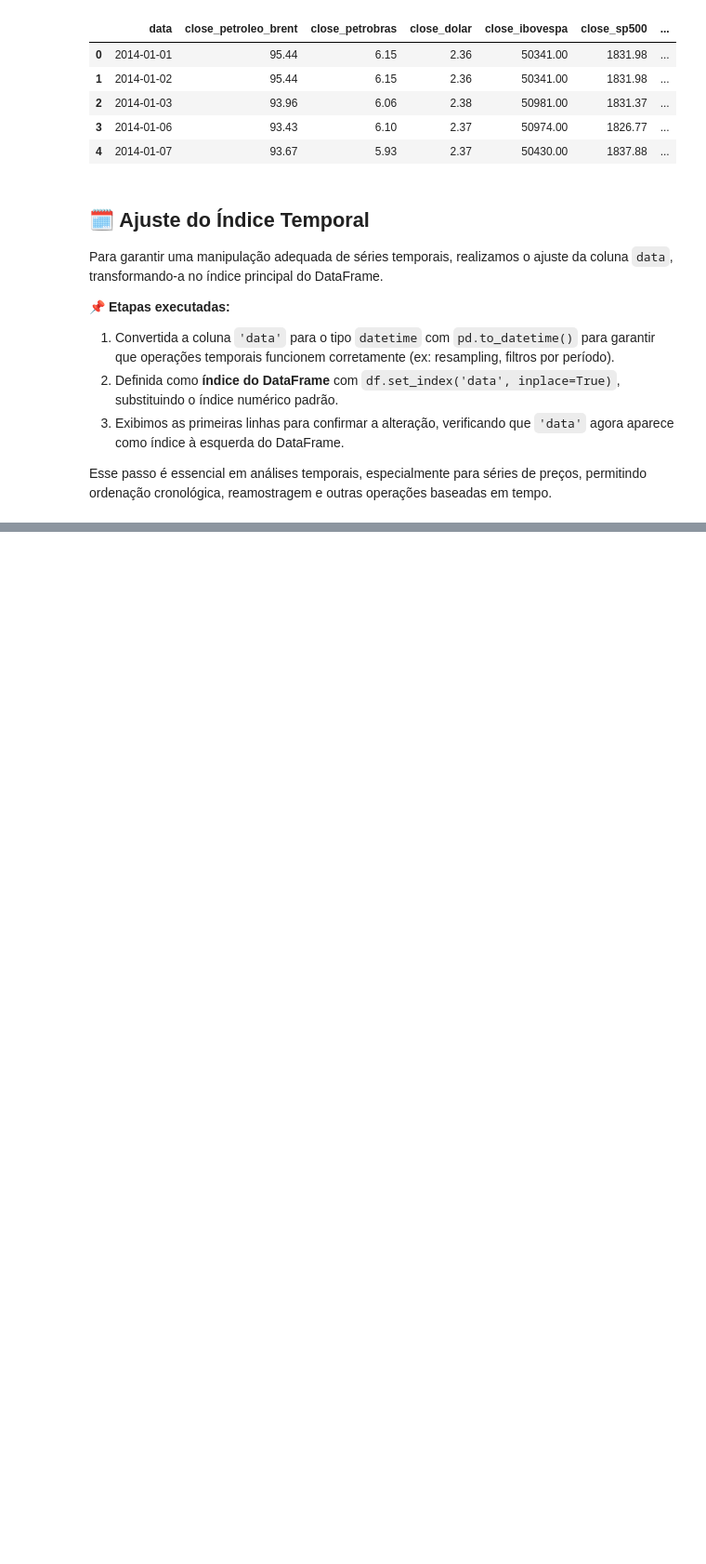
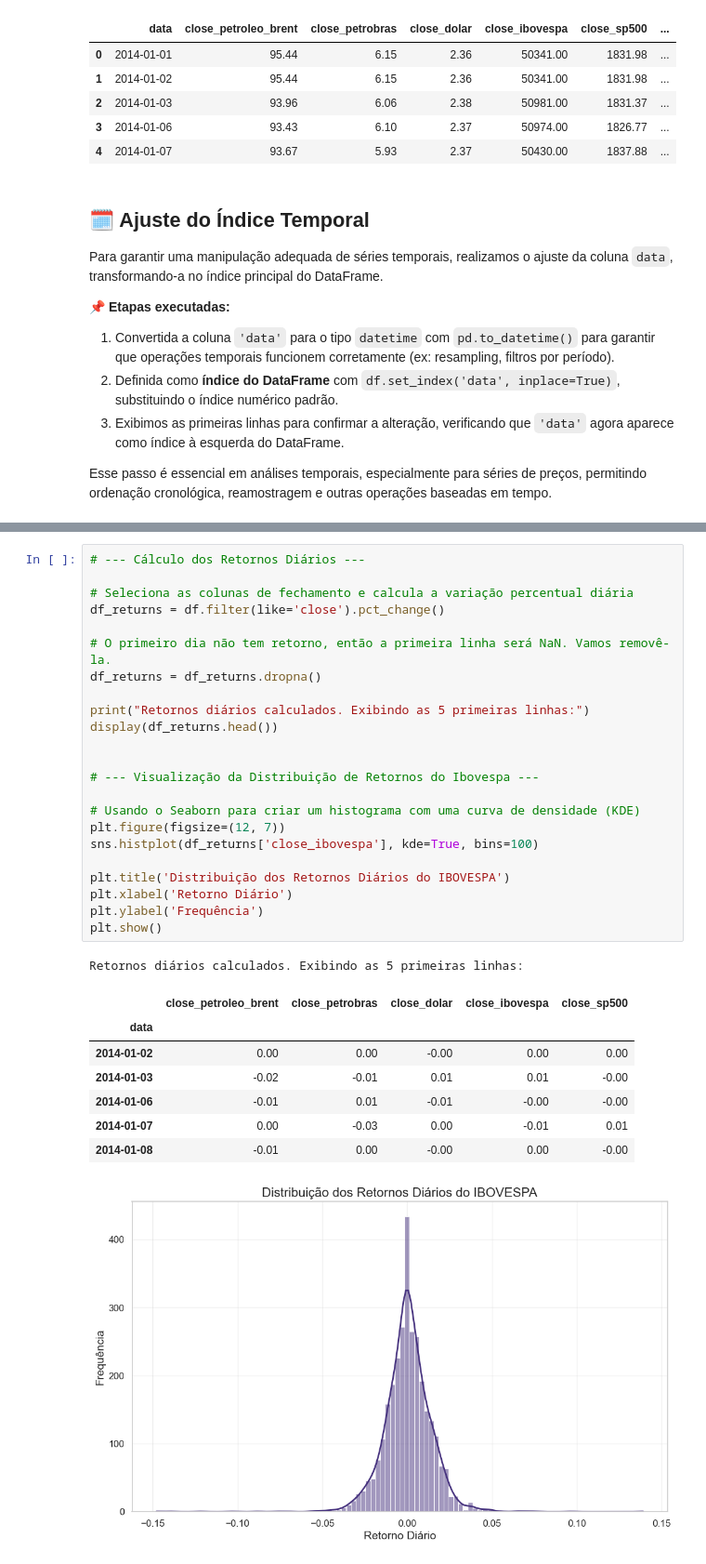
Before and after one commit to Carllux/FIAP-TC-2, a Jupyter notebook: notebooks/01_analise_exploratoria.ipynb, the cells around one changed output, grey strips where cells are left out. Shown at 93% size. Drawn from its saved outputs; the diff is of its cells as text; blank space fills up the shorter version.

```diff
--- a/notebooks/01_analise_exploratoria.ipynb
+++ b/notebooks/01_analise_exploratoria.ipynb
@@ -220,0 +298,33 @@ display(df.head())
+# %%
+# --- Cálculo dos Retornos Diários ---
+
+# Seleciona as colunas de fechamento e calcula a variação percentual diária
+df_returns = df.filter(like='close').pct_change()
+
+# O primeiro dia não tem retorno, então a primeira linha será NaN. Vamos removê-la.
+df_returns = df_returns.dropna()
+
+print("Retornos diários calculados. Exibindo as 5 primeiras linhas:")
+display(df_returns.head())
+
+
+# --- Visualização da Distribuição de Retornos do Ibovespa ---
+
+# Usando o Seaborn para criar um histograma com uma curva de densidade (KDE)
+plt.figure(figsize=(12, 7))
+sns.histplot(df_returns['close_ibovespa'], kde=True, bins=100)
+
+plt.title('Distribuição dos Retornos Diários do IBOVESPA')
+plt.xlabel('Retorno Diário')
+plt.ylabel('Frequência')
+plt.show()
+# %% [output]
+Retornos diários calculados. Exibindo as 5 primeiras linhas:
+|  | close_petroleo_brent | close_petrobras | close_dolar | close_ibovespa | close_sp500 |
+| data |  |  |  |  |  |
+| 2014-01-02 | 0.00 | 0.00 | -0.00 | 0.00 | 0.00 |
+| 2014-01-03 | -0.02 | -0.01 | 0.01 | 0.01 | -0.00 |
+| 2014-01-06 | -0.01 | 0.01 | -0.01 | -0.00 | -0.00 |
+| 2014-01-07 | 0.00 | -0.03 | 0.00 | -0.01 | 0.01 |
+| 2014-01-08 | -0.01 | 0.00 | -0.00 | 0.00 | -0.00 |
+[figure, added]
```
Also changed, not shown: parts of 9 cells of this notebook.
